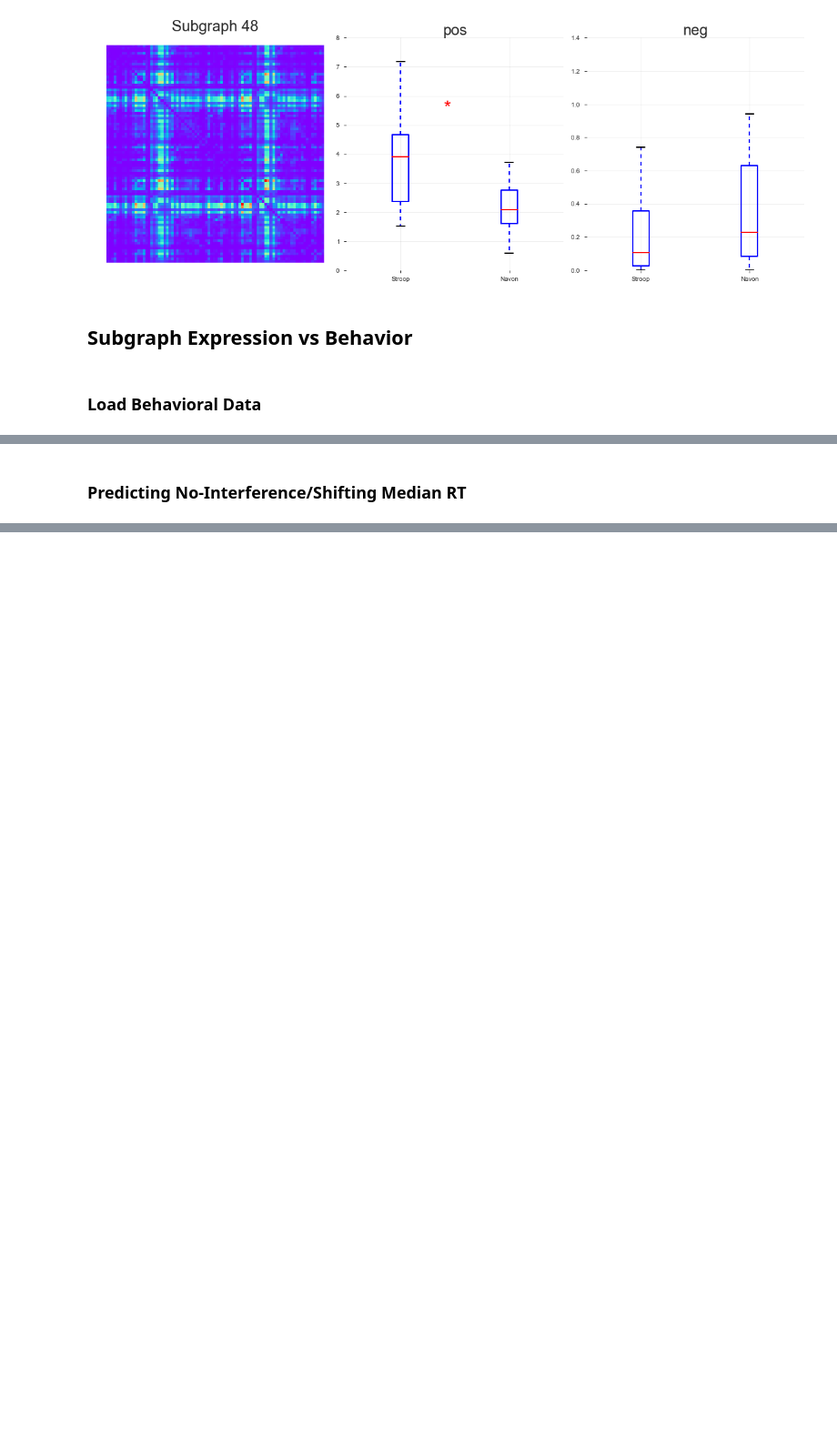
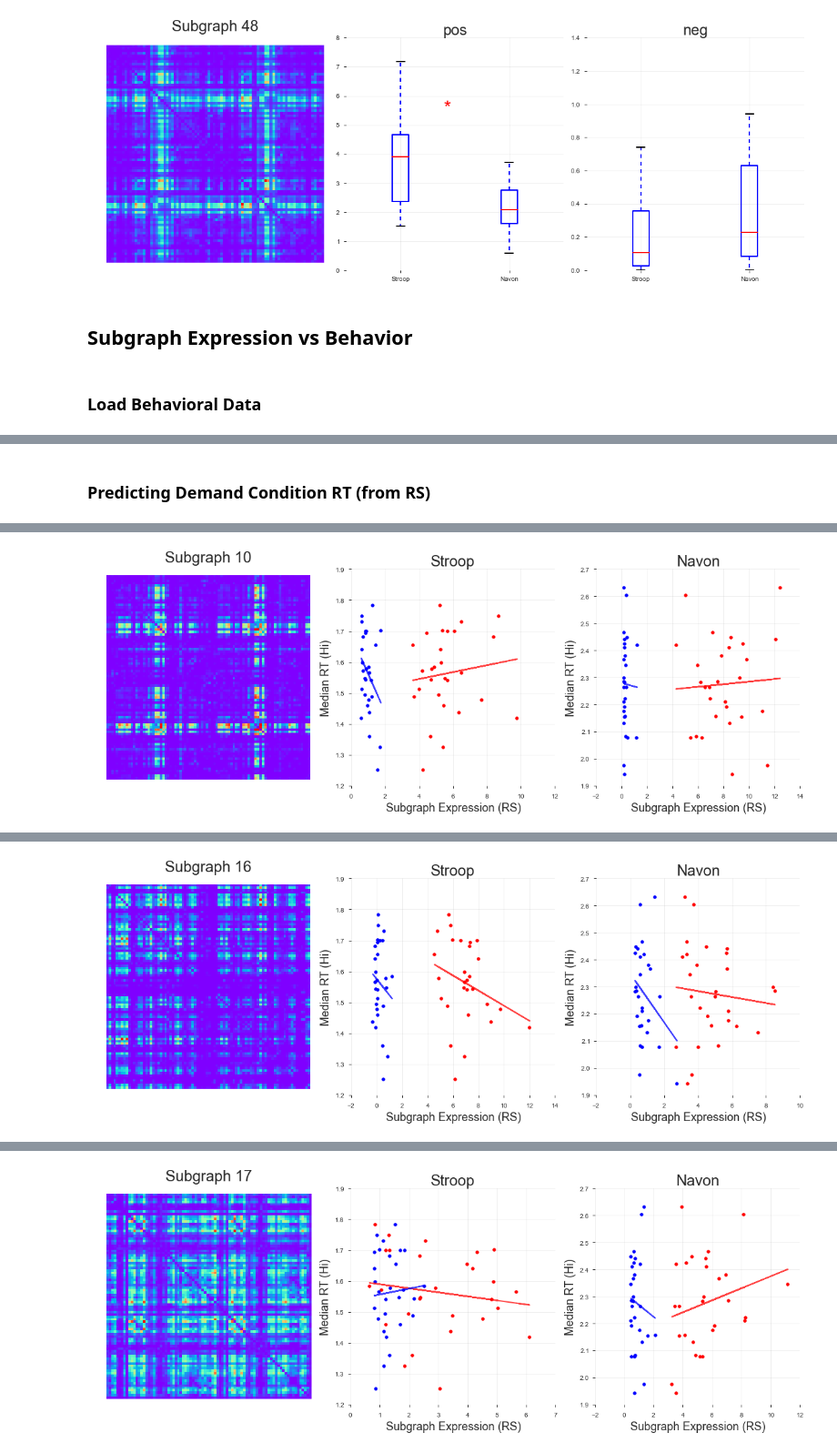
Before and after one commit to akhambhati/rs-2017-NetStim, a Jupyter notebook: Analysis_Notebooks/e04-Subgraph_Cognitive_Control-Dynamics.ipynb, the cells around one changed output, grey strips where cells are left out. Shown at 91% size. Saved outputs shown, nothing was run; the diff lists cells and outputs as text; code cells hidden in the pictures; blank space fills up the shorter version.

```diff
--- a/Analysis_Notebooks/e04-Subgraph_Cognitive_Control-Dynamics.ipynb
+++ b/Analysis_Notebooks/e04-Subgraph_Cognitive_Control-Dynamics.ipynb
@@ -340,2 +353,71 @@ good_subj_ix = np.setdiff1d(np.arange(stroop_beh.shape[0]), bad_subj_ix)
-# %% [markdown]
-### Predicting No-Interference/Shifting Median RT
+# %% [markdown]
+### Predicting Demand Condition RT (from RS)
+# %%
+%matplotlib inline
+
+path_cfg_expr = glob.glob('{}/NMF_Optimization.CfgMatr.npz'.format(path_InpData))[0]
+df_cfg = np.load(path_cfg_expr, mmap_mode='r')
+cfg_key = df_cfg['cfg_key']
+key_lbl = np.unique(cfg_key)
+key_grp = [['adj_rs_pos_Stroop', 'adj_rs_neg_Stroop'],
+           ['adj_rs_pos_Navon', 'adj_rs_neg_Navon']]
+beh_grp = [[stroop_move, stroop_beh[good_subj_ix, 6]],
+           [navon_move, navon_beh[good_subj_ix, 6]]]
+clrs = ['r', 'b']
+
+
+sel_fac_ix = np.unique([sel_fac_ix_within_sig, sel_fac_ix_between_sig])
+alpha = 0.05
+n_comp = len(sel_fac_ix)
+adj_alpha = alpha / n_comp
+
+# Plot each result
+for fac_ii in sel_fac_ix:
+    plt.figure(figsize=(16,6))
+    ax = plt.subplot(1, 1+len(key_grp), 1)
+    ax.matshow(conv_cfg_vec_to_adj_matr(bs_fac_subnet[fac_ii, :]), cmap='rainbow')
+    ax.set_axis_off()
+
+    ax.set_title('Subgraph {}'.format(fac_ii+1))
+    sort_roi = np.argsort(np.sum(conv_cfg_vec_to_adj_matr(bs_fac_subnet[fac_ii, :]), axis=0))[::-1]
+    print('{}\n{}\n{}\n{}\n{}\n{}\n'.format(all_roi_names[sort_roi[0]],
+                                            all_roi_names[sort_roi[1]],
+                                            all_roi_names[sort_roi[2]],
+                                            all_roi_names[sort_roi[3]],
+                                            all_roi_names[sort_roi[4]],
+                                            all_roi_names[sort_roi[5]]))
+
+    for grp_ii, grp in enumerate(key_grp):
+        rho_list = []
+
+        ax = plt.subplot(1, 1+len(key_grp), grp_ii+2)
+
+        for key_ii, key in enumerate(grp):
+            key_ix = np.flatnonzero(cfg_key == key)
+            mean_subj_coef = np.mean(fac_coef[fac_ii, key_ix].reshape(-1, 6), axis=1)
+
+            m, b, _, _, _ = stats.linregress(beh_grp[grp_ii][0], mean_subj_coef)
+            mean_subj_coef_nomove = mean_subj_coef - beh_grp[grp_ii][0]*m+b
+
+            m, b, _, _, _ = stats.linregress(beh_grp[grp_ii][0], beh_grp[grp_ii][1])
+            beh_rt_nomove = beh_grp[grp_ii][1] - beh_grp[grp_ii][0]*m+b
+
+            m, b, rho, pval, _ = stats.linregress(mean_subj_coef_nomove, beh_rt_nomove)
+            ax.plot(mean_subj_coef_nomove, m*mean_subj_coef_nomove+b, color=clrs[key_ii], alpha=0.75)
+            ax.scatter(mean_subj_coef_nomove, beh_rt_nomove, color=clrs[key_ii])
+
+            if pval < adj_alpha:
+                sig = '*'
+            else:
+                sig = ' '
+            print('{}-{}: rho: {}, pval: {}, sig: {}'.format(key.split('_')[-1],
+                                                  key.split('_')[-2],
+                                                  rho, pval, sig))
+
+        ax.set_title('{}'.format(grp[0].split('_')[-1]))
+        ax.yaxis.set_ticks_position('left')
+        ax.xaxis.set_ticks_position('bottom')
+        ax.set_xlabel('Subgraph Expression (RS)')
+        ax.set_ylabel('Median RT (Hi)')
+    plt.show()
+# %% [output]
@@ -341,0 +435 @@ good_subj_ix = np.setdiff1d(np.arange(stroop_beh.shape[0]), bad_subj_ix)
+[figure, added]
@@ -341,0 +447 @@ good_subj_ix = np.setdiff1d(np.arange(stroop_beh.shape[0]), bad_subj_ix)
+[figure, added]
@@ -341,0 +459 @@ good_subj_ix = np.setdiff1d(np.arange(stroop_beh.shape[0]), bad_subj_ix)
+[figure, added]
```
Also changed, not shown: parts of 18 cells of this notebook.
